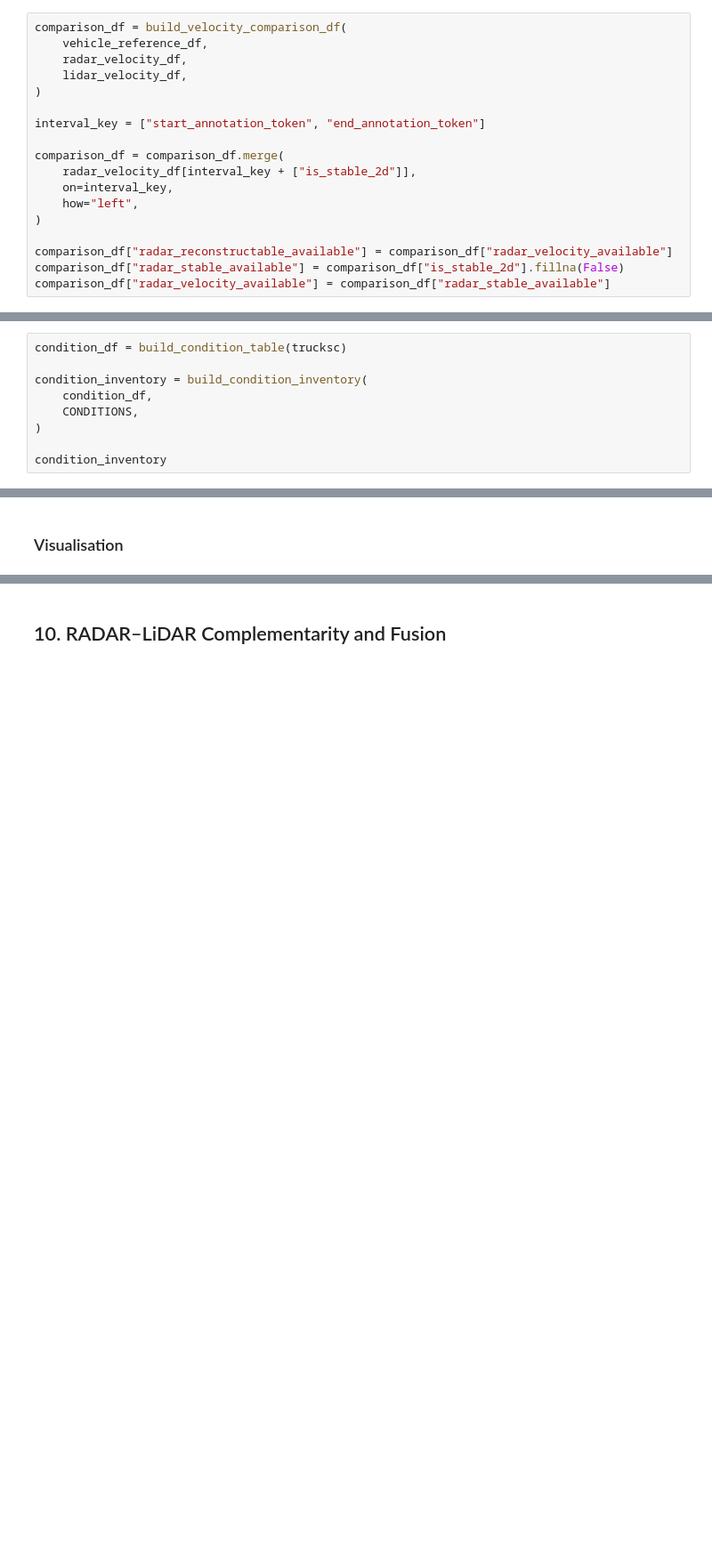
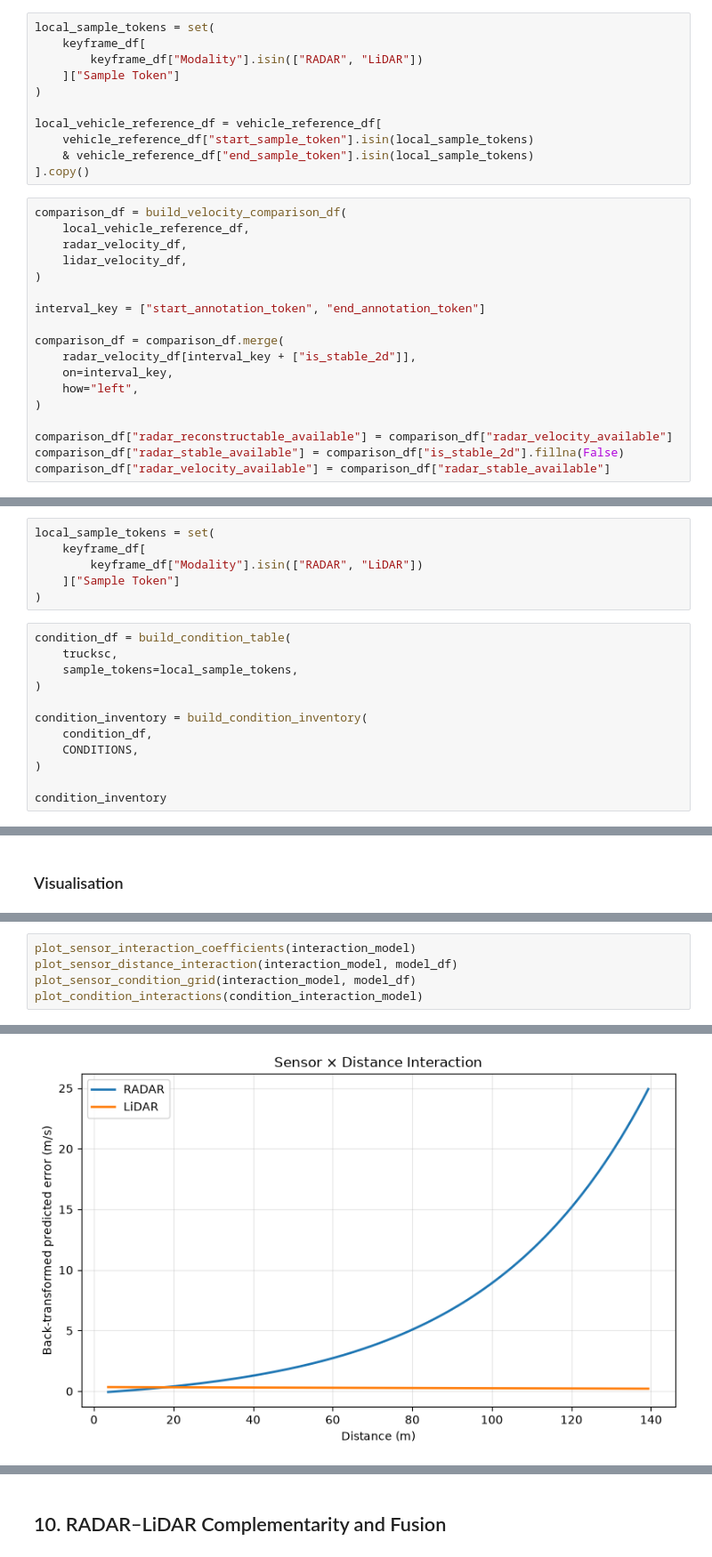
Before and after one commit to lailaamin70/Boeing-RADAR-Autonomous-, a Jupyter notebook: condition_velocity.ipynb, the cells around one changed output, grey strips where cells are left out. Shown at 89% size. Saved outputs shown, nothing was run; the diff lists cells and outputs as text; blank space fills up the shorter version.

Commit message:
refactor: filter local sensor data before velocity and condition analysis

```diff
--- a/condition_velocity.ipynb
+++ b/condition_velocity.ipynb
@@ -179,9 +298,20 @@ print("LiDAR velocity intervals:", len(lidar_velocity_df))
 LiDAR velocity intervals: 8007
 # %% [markdown]
 ### Build Comparison Data
+# %%
+local_sample_tokens = set(
+    keyframe_df[
+        keyframe_df["Modality"].isin(["RADAR", "LiDAR"])
+    ]["Sample Token"]
+)
+
+local_vehicle_reference_df = vehicle_reference_df[
+    vehicle_reference_df["start_sample_token"].isin(local_sample_tokens)
+    & vehicle_reference_df["end_sample_token"].isin(local_sample_tokens)
+].copy()
 # %%
 comparison_df = build_velocity_comparison_df(
-    vehicle_reference_df,
+    local_vehicle_reference_df,
     radar_velocity_df,
     lidar_velocity_df,
 )
@@ -209,8 +339,17 @@ RADAR stable: 3016
 LiDAR available: 8007
 # %% [markdown]
 ### Bulid Condition Data
+# %%
+local_sample_tokens = set(
+    keyframe_df[
+        keyframe_df["Modality"].isin(["RADAR", "LiDAR"])
+    ]["Sample Token"]
+)
 # %%
-condition_df = build_condition_table(trucksc)
+condition_df = build_condition_table(
+    trucksc,
+    sample_tokens=local_sample_tokens,
+)
 
 condition_inventory = build_condition_inventory(
     condition_df,
@@ -1611,0 +1373,6 @@ NameError: name 'inverse_log1p' is not defined
+# %%
+plot_sensor_interaction_coefficients(interaction_model)
+plot_sensor_distance_interaction(interaction_model, model_df)
+plot_sensor_condition_grid(interaction_model, model_df)
+plot_condition_interactions(condition_interaction_model)
+# %% [output]
@@ -1611,0 +1380 @@ NameError: name 'inverse_log1p' is not defined
+[figure, added]
```
Also changed, not shown: parts of 32 cells of this notebook, 12 other files.
